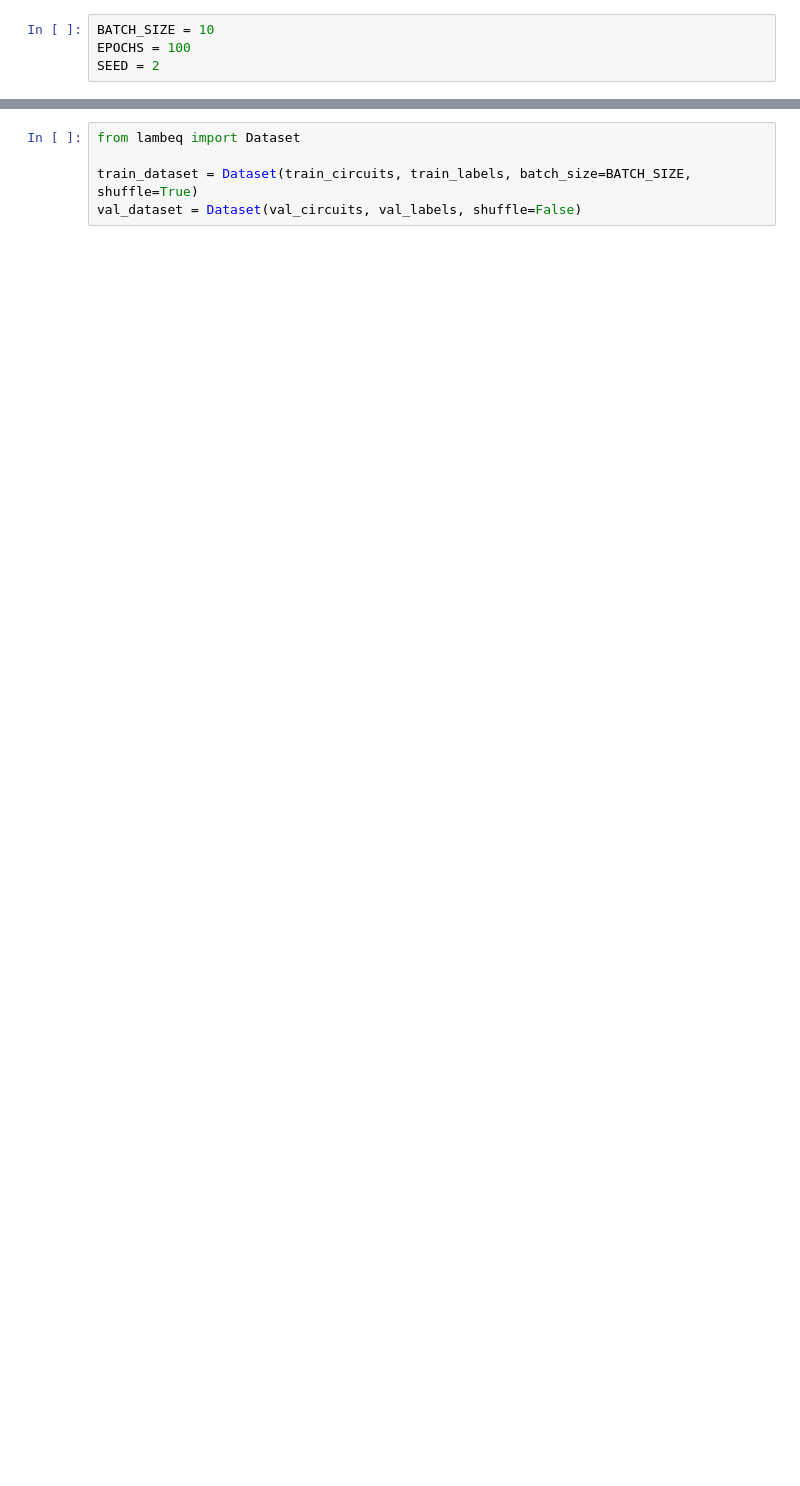
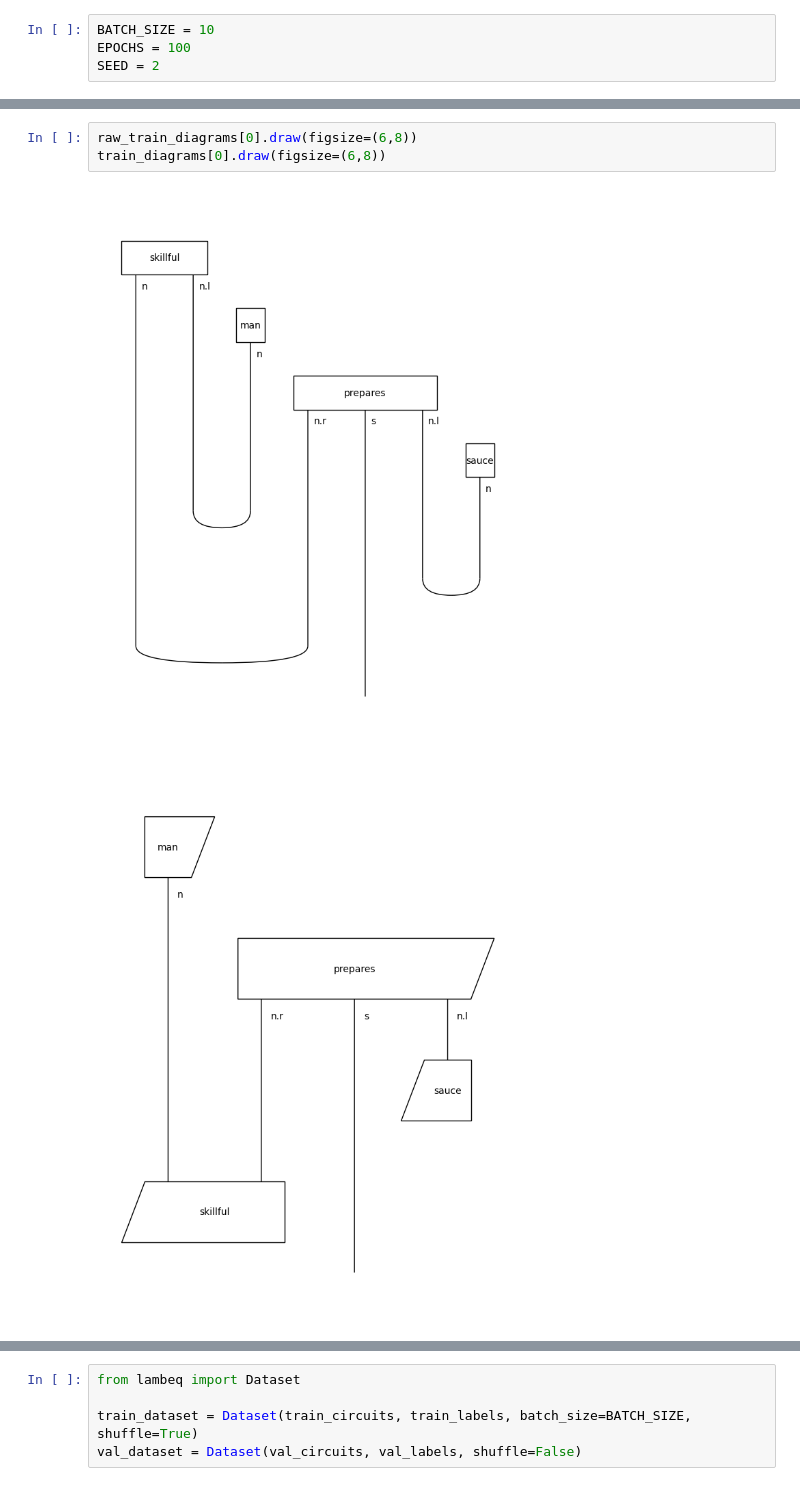
Before and after one commit to Tognognongo/QCE-tutorial, a Jupyter notebook: Examples/discocat_binary_classifier.ipynb, the cells around one changed output, grey strips where cells are left out. Drawn from its saved outputs; the diff is of its cells as text; blank space fills up the shorter version.

```diff
--- a/Examples/discocat_binary_classifier.ipynb
+++ b/Examples/discocat_binary_classifier.ipynb
@@ -53,3 +59,9 @@ train_diagrams[0].draw()
+# %%
+raw_train_diagrams[0].draw(figsize=(6,8))
+train_diagrams[0].draw(figsize=(6,8))
+# %% [output]
+[figure, added]
+[figure, added]
 # %%
 from lambeq import AtomicType, IQPAnsatz
 
```
Also changed, not shown: parts of 25 cells of this notebook, 2 other files.
